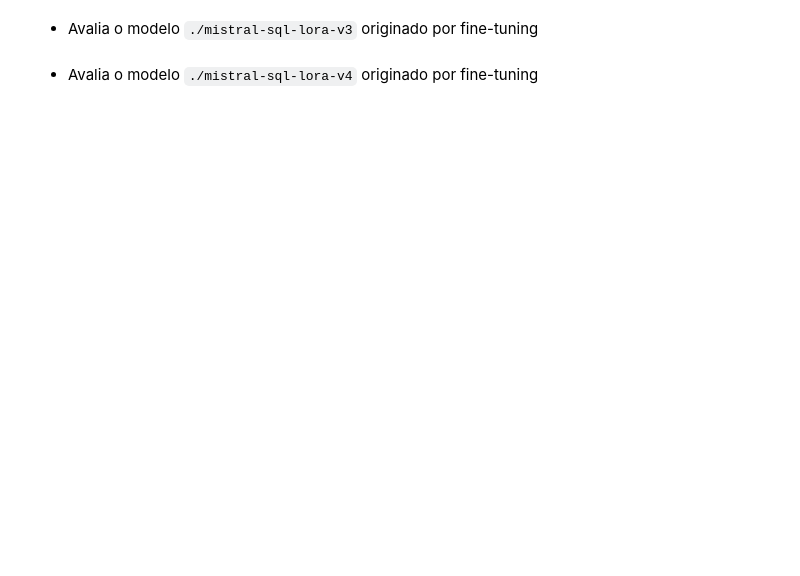
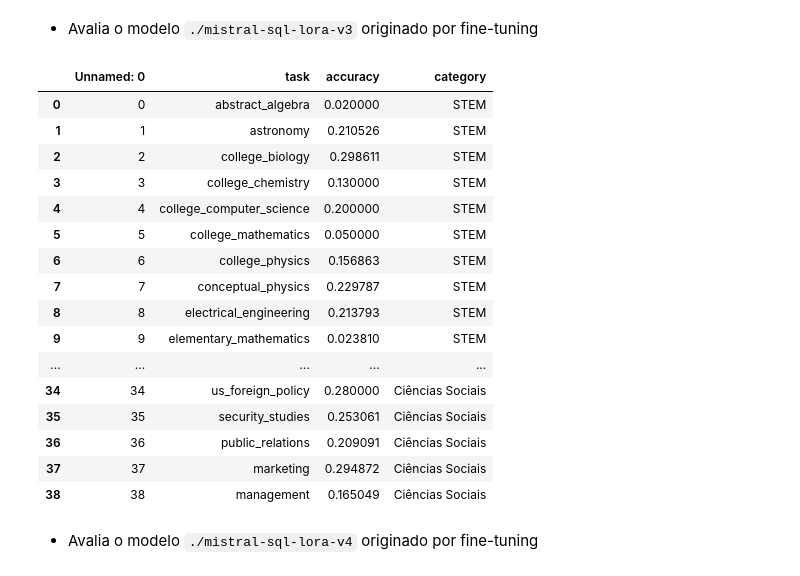
Before and after one commit to erickrribeiro/ufam_nlp_01_2025, a Jupyter notebook: scripts/fase-04.ipynb, the cells around one changed output. Drawn from its saved outputs; the diff is of its cells as text; code cells hidden in the pictures; blank space fills up the shorter version.

```diff
--- a/scripts/fase-04.ipynb
+++ b/scripts/fase-04.ipynb
@@ -134,30 +159,55 @@ df_base.to_csv("./baseline-mmlu-predictions.csv")
 - Avalia o modelo `./mistral-sql-lora-v3` originado por fine-tuning
 # %%
 import os
-from transformers import AutoTokenizer, AutoModelForCausalLM, pipeline
+import pandas as pd
+from transformers import AutoTokenizer, AutoModelForCausalLM
 from peft import PeftModel, PeftConfig
+from constants import CATEGORY_MAPPING
 
 if not os.path.exists("./mistral-sql-lora-v3-mmlu-predictions.csv"):
+  mm_tasks = []
+  mm_tasks.extend(CATEGORY_MAPPING["STEM"])
+  mm_tasks.extend(CATEGORY_MAPPING["Humanidades"])
+  mm_tasks.extend(CATEGORY_MAPPING["Ciências Sociais"])
+  batch_size = 8
   lora_path = "./mistral-sql-lora-v3"
   device = "cuda" if torch.cuda.is_available() else "cpu"
   config = PeftConfig.from_pretrained(lora_path)
   base_model = AutoModelForCausalLM.from_pretrained(
     config.base_model_name_or_path,
     device_map="auto",
     torch_dtype="auto"
   )
   peft_model_v3 = PeftModel.from_pretrained(base_model, lora_path)
 
   tokenizer = AutoTokenizer.from_pretrained(config.base_model_name_or_path)
   tokenizer.pad_token = tokenizer.eos_token
 
   ministral_sql_lora_v3 = Mistral7B(model=peft_model_v3, tokenizer=tokenizer, device=device)
-  df_ministral_sql_lora_v3 = run_mmlu(model=ministral_sql_lora_v3)
+  df_ministral_sql_lora_v3 = run_mmlu(ministral_sql_lora_v3, mm_tasks, batch_size, index=False)
   df_ministral_sql_lora_v3.to_csv("./mistral-sql-lora-v3-mmlu-predictions.csv")
 else:
   df_ministral_sql_lora_v3 = pd.read_csv("./mistral-sql-lora-v3-mmlu-predictions.csv")
 
 df_ministral_sql_lora_v3
+# %% [output]
+|  | Unnamed: 0 | task | accuracy | category |
+| 0 | 0 | abstract_algebra | 0.020000 | STEM |
+| 1 | 1 | astronomy | 0.210526 | STEM |
+| 2 | 2 | college_biology | 0.298611 | STEM |
+| 3 | 3 | college_chemistry | 0.130000 | STEM |
+| 4 | 4 | college_computer_science | 0.200000 | STEM |
+| 5 | 5 | college_mathematics | 0.050000 | STEM |
+| 6 | 6 | college_physics | 0.156863 | STEM |
+| 7 | 7 | conceptual_physics | 0.229787 | STEM |
+| 8 | 8 | electrical_engineering | 0.213793 | STEM |
+| 9 | 9 | elementary_mathematics | 0.023810 | STEM |
+| ... | ... | ... | ... | ... |
+| 34 | 34 | us_foreign_policy | 0.280000 | Ciências Sociais |
+| 35 | 35 | security_studies | 0.253061 | Ciências Sociais |
+| 36 | 36 | public_relations | 0.209091 | Ciências Sociais |
+| 37 | 37 | marketing | 0.294872 | Ciências Sociais |
+| 38 | 38 | management | 0.165049 | Ciências Sociais |
 # %% [markdown]
 - Avalia o modelo `./mistral-sql-lora-v4` originado por fine-tuning
 # %%
```
Also changed, not shown: parts of 8 cells of this notebook.
